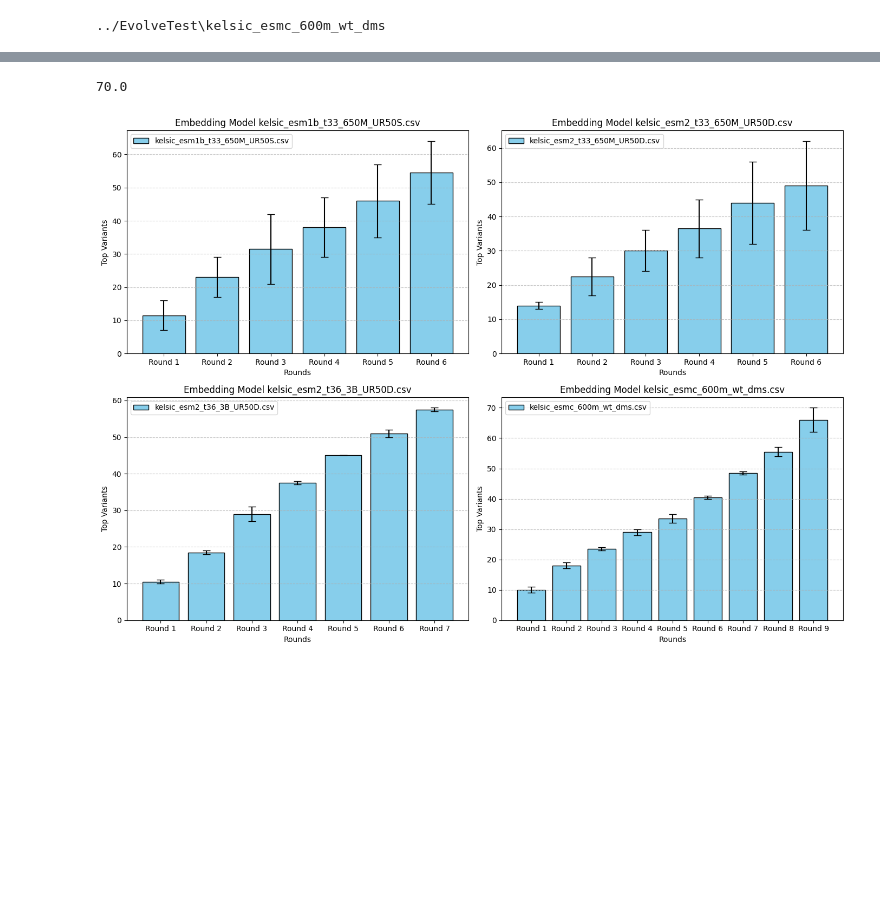
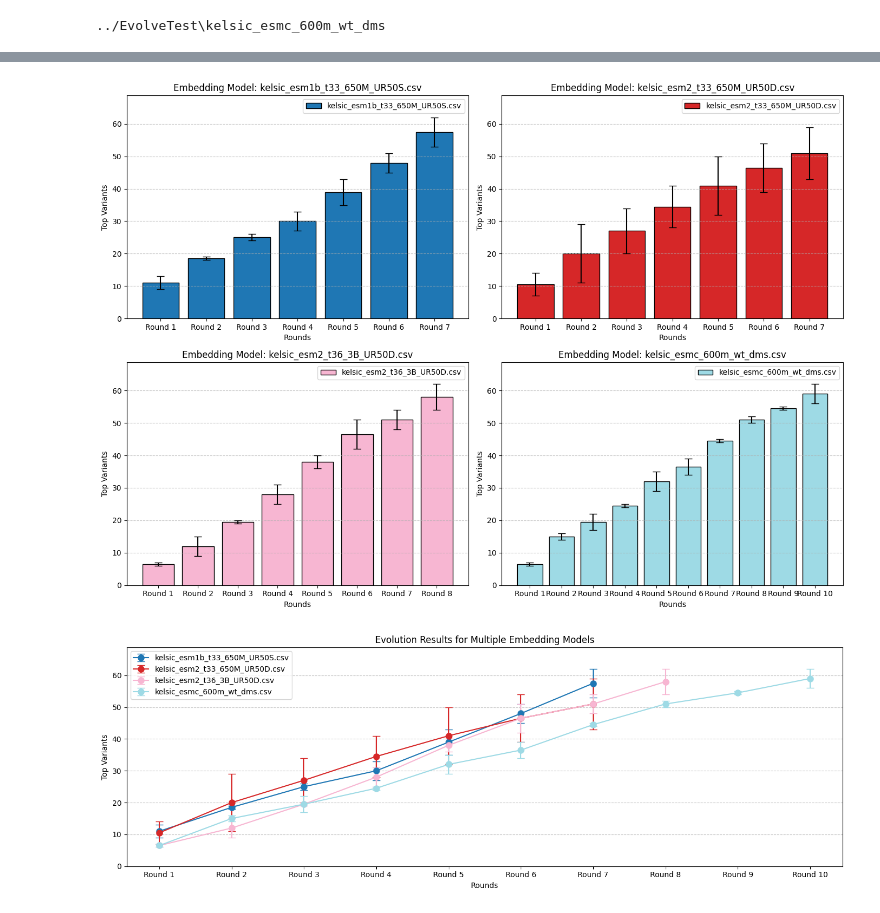
Before and after one commit to JBEI/foldy-internal, a Jupyter notebook: backend/EvolveTest.ipynb, the cells around one changed output, grey strips where cells are left out. Drawn from its saved outputs; the diff is of its cells as text; code cells hidden in the pictures; blank space fills up the shorter version.

Commit message:
added new notebook, fixed my code, and removed WT from embeddings, was causing errors

```diff
--- a/backend/EvolveTest.ipynb
+++ b/backend/EvolveTest.ipynb
@@ -219,7 +336,7 @@ embeddings_paths = [
     'kelsic_esmc_600m_wt_dms.csv'
 ]
 model_type = randomforest
-quantile = 0.80
+quantile = 0.9
 rounds_evo = 2
 num_var = 20
 embeddings_rounds_to_top = {}
@@ -257,7 +374,10 @@ print(evo_imgs)
 
 embeddings_comp_df = pd.DataFrame.from_dict(embeddings_rounds_to_top, orient='index',columns=['Median Round','Total Variants per Round'])
 evolve_path = os.path.join(embeddings_dir,dataset)
-os.mkdir(evolve_path)
+try:
+    os.mkdir(evolve_path)
+except OSError as error:
+    print(error)
 comp_dir = os.path.join(embeddings_dir, dataset, f'{date.today()}{num_var}Variant_Model_Comparisons_{quantile}.xlsx')
 embeddings_comp_df.to_excel(comp_dir, index=True)
 # %% [output]
@@ -281,50 +401,6 @@ Round 4 Evolution found 29 top variants
-# %%
-# Determine the number of datasets
-num_imgs = len(evo_imgs)
-
-# Calculate the number of rows and columns for the subplot grid
-num_cols = 2
-num_rows = (num_imgs + num_cols - 1) // num_cols  # Ceiling division
-
-# Create a grid of subplots
-fig, axes = plt.subplots(num_rows, num_cols, figsize=(14, 5 * num_rows))
-
-# Flatten the axes array for easier iteration
-if num_imgs == 1:
-    axes = [axes]  # Ensure axes is a list if there's only one subplot
-else:
-    axes = axes.flatten()
-
-max_y_value = 0
-for means, std_errors in evo_imgs:
-    max_y_value = max(max_y_value, max(means) + max(std_errors))
-print(max_y_value)
-# Plot each dataset
-for i, (means, std_errors) in enumerate(evo_imgs):
-    ax = axes[i]
-    num_groups=len(means)
-    x_indices = np.arange(1, num_groups + 1)
-
-    ax.bar(x_indices, means, yerr=std_errors, capsize=5, label = embeddings_paths[i], color='skyblue', edgecolor='black')
-    ax.set_xlabel('Rounds')
-    ax.set_ylabel('Top Variants')
-    ax.set_title(f'Embedding Model {embeddings_paths[i]}')
-    ax.set_xticks(x_indices)
-    ax.set_xticklabels([f'Round {k}' for k in x_indices])
-    ax.legend()
-    ax.grid(axis='y', linestyle='--', alpha=0.7)
-
-    ax.set_ylim=(0, max_y_value)
-
-# Hide any unused subplots
-for j in range(num_imgs, num_rows * num_cols):
-    fig.delaxes(axes[j])
-
-# Adjust layout
-plt.tight_layout()
-
-# Show the plots
-plt.show()
-# %% [output]
-70.0
-[figure, removed]
+# %%
+plot_evolution(evo_imgs, embeddings_paths)
+plot_evolution_line(evo_imgs, embeddings_paths)
+# %% [output]
+[figure, added]
+[figure, added]
```
Also changed, not shown: parts of 2 cells of this notebook, 4 other files.
